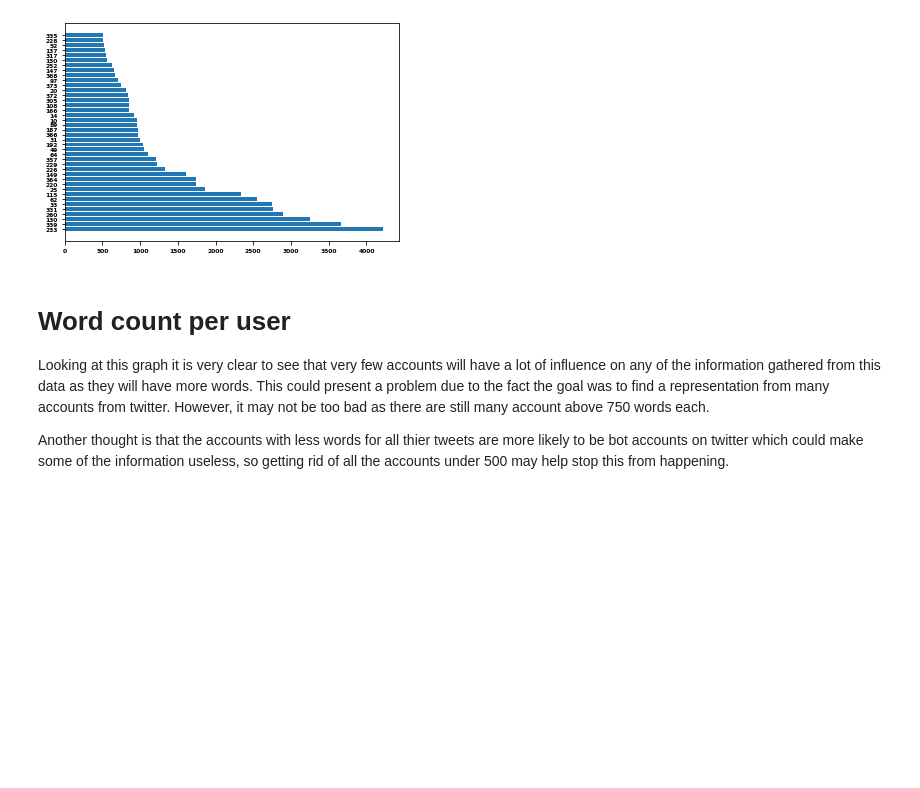
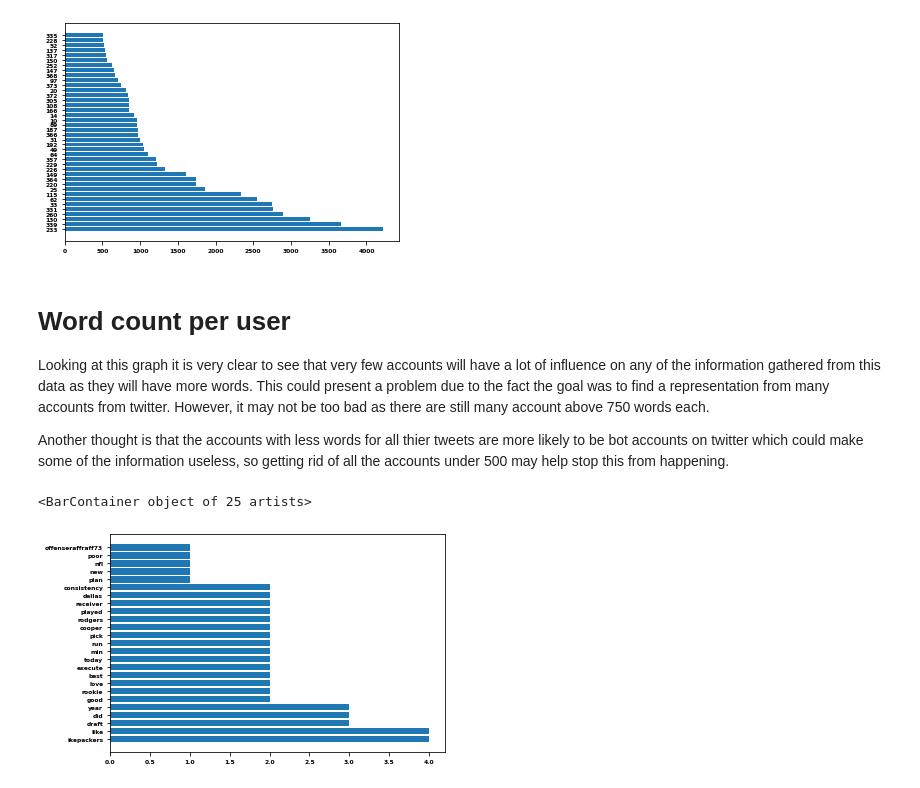
Before and after one commit to robaldis/NLP-twitterBias, a Jupyter notebook: twitterBias/notebooks/03_RepresentingData.ipynb, the cells around one changed output. Saved outputs shown, nothing was run; the diff lists cells and outputs as text; code cells hidden in the pictures; blank space fills up the shorter version.

Commit message:
Most common words for the top accounts

```diff
--- a/twitterBias/notebooks/03_RepresentingData.ipynb
+++ b/twitterBias/notebooks/03_RepresentingData.ipynb
@@ -63,3 +63,29 @@ findfont: Font family ['normal'] not found. Falling back to DejaVu Sans.
 Looking at this graph it is very clear to see that very few accounts will have a lot of influence on any of the information gathered from this data as they will have more words. This could present a problem due to the fact the goal was to find a representation from many accounts from twitter. However, it may not be too bad as there are still many account above 750 words each.
 
 Another thought is that the accounts with less words for all thier tweets are more likely to be bot accounts on twitter which could make some of the information useless, so getting rid of all the accounts under 500 may help stop this from happening.
+# %%
+# Need to turn the top 5 accounts into thier own document term matrix
+from sklearn.feature_extraction.text import CountVectorizer
+
+cv = CountVectorizer(stop_words='english')
+
+data_cv = cv.fit_transform(corpus.tweets[:5])
+CW_dtm = pd.DataFrame(data_cv.toarray(), columns=cv.get_feature_names())
+CW_dtm.index = corpus[:5].index
+
+CW_dtm.columns
+user1 = {
+    "word": list(),
+    "count": list()
+}
+for c in CW_dtm.columns:
+    sumation = CW_dtm[c][0]
+    user1["word"].append(c)
+    user1["count"].append(sumation)
+
+totDF = pd.DataFrame(user1)
+totDF= totDF.sort_values("count", ascending=False)
+plt.barh(totDF["word"][:25] , totDF["count"][:25])
+# %% [output]
+<BarContainer object of 25 artists>
+[figure, added]
```
Also changed, not shown: parts of 2 cells of this notebook, 2 other files.
